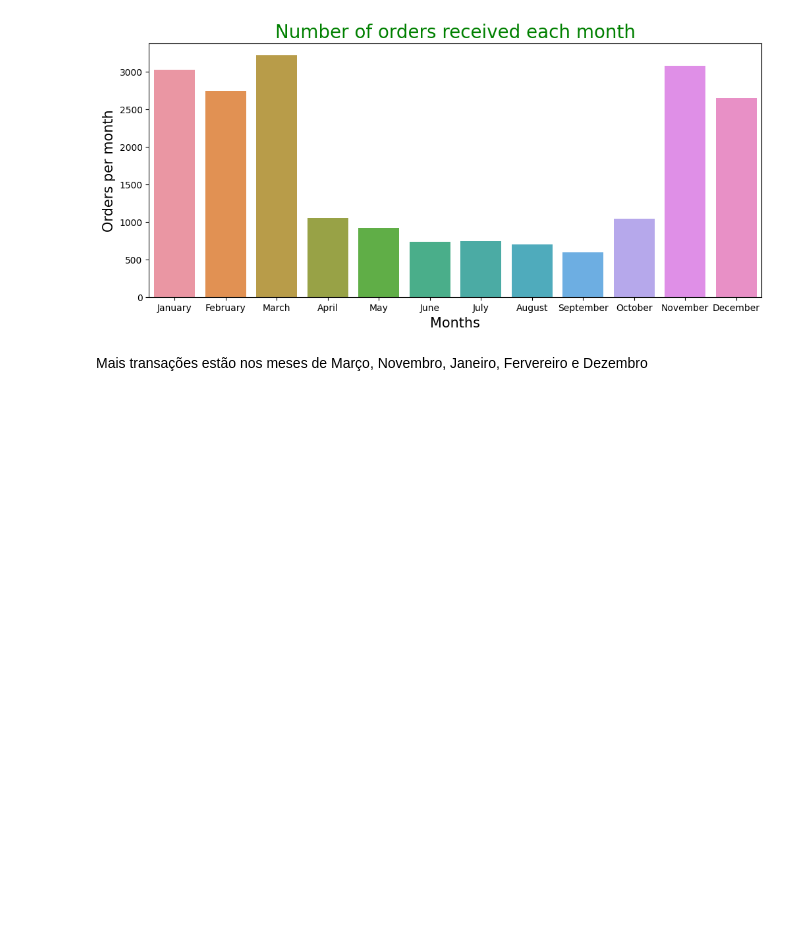
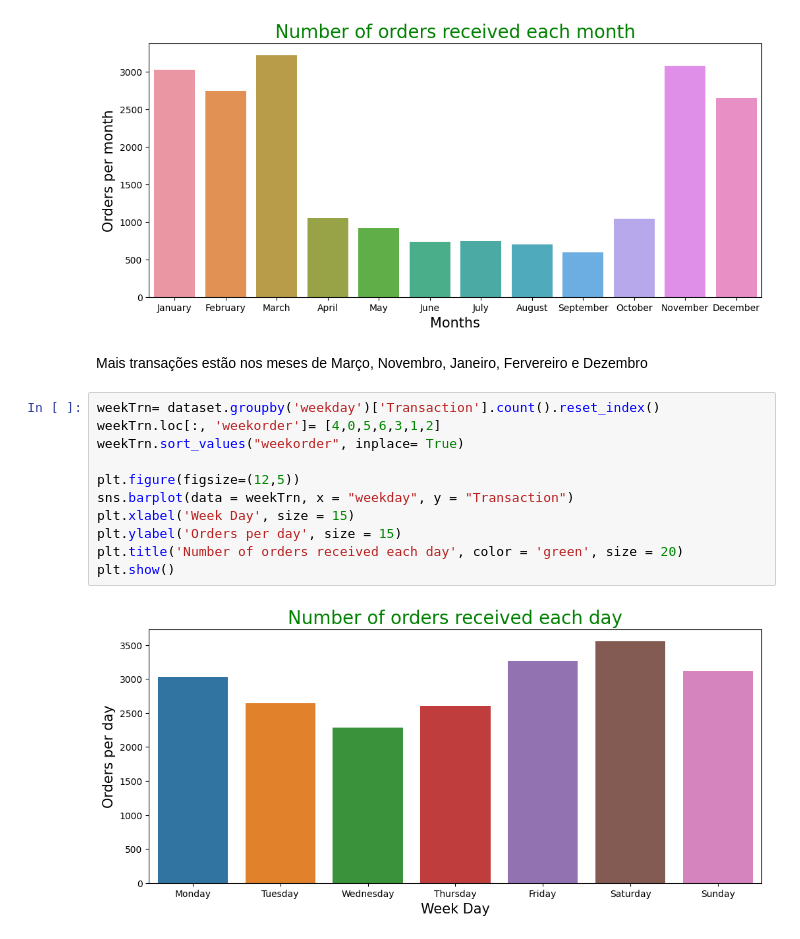
Before and after one commit to Franky03/MyCodes, a Jupyter notebook: MachineLearning/Apriori/apalgorithm.ipynb, the cells around one changed output. Cells and saved outputs as stored; diff of their text form; blank space fills up the shorter version.

```diff
--- a/MachineLearning/Apriori/apalgorithm.ipynb
+++ b/MachineLearning/Apriori/apalgorithm.ipynb
@@ -107,3 +107,16 @@ plt.show()
 [figure]
 # %% [markdown]
 Mais transações estão nos meses de Março, Novembro, Janeiro, Fervereiro e Dezembro
+# %%
+weekTrn= dataset.groupby('weekday')['Transaction'].count().reset_index()
+weekTrn.loc[:, 'weekorder']= [4,0,5,6,3,1,2]
+weekTrn.sort_values("weekorder", inplace= True)
+
+plt.figure(figsize=(12,5))
+sns.barplot(data = weekTrn, x = "weekday", y = "Transaction")
+plt.xlabel('Week Day', size = 15)
+plt.ylabel('Orders per day', size = 15)
+plt.title('Number of orders received each day', color = 'green', size = 20)
+plt.show()
+# %% [output]
+[figure, added]
```
Also changed, not shown: parts of 11 cells of this notebook, 1 other file.
